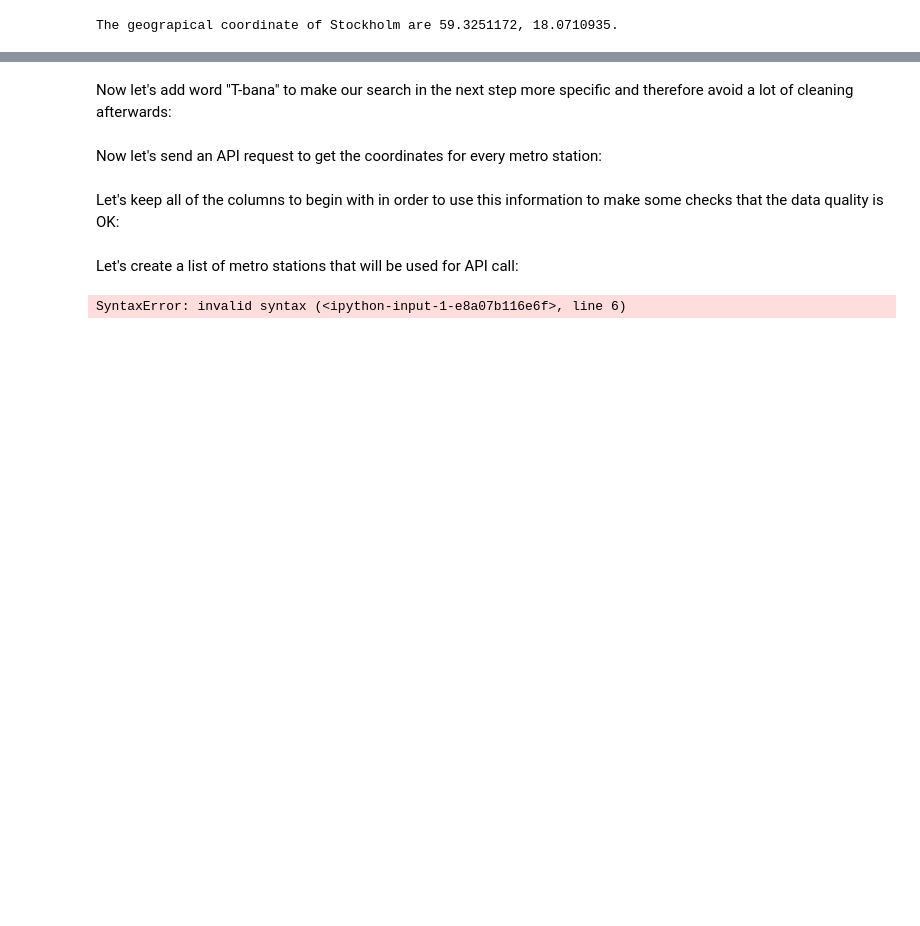
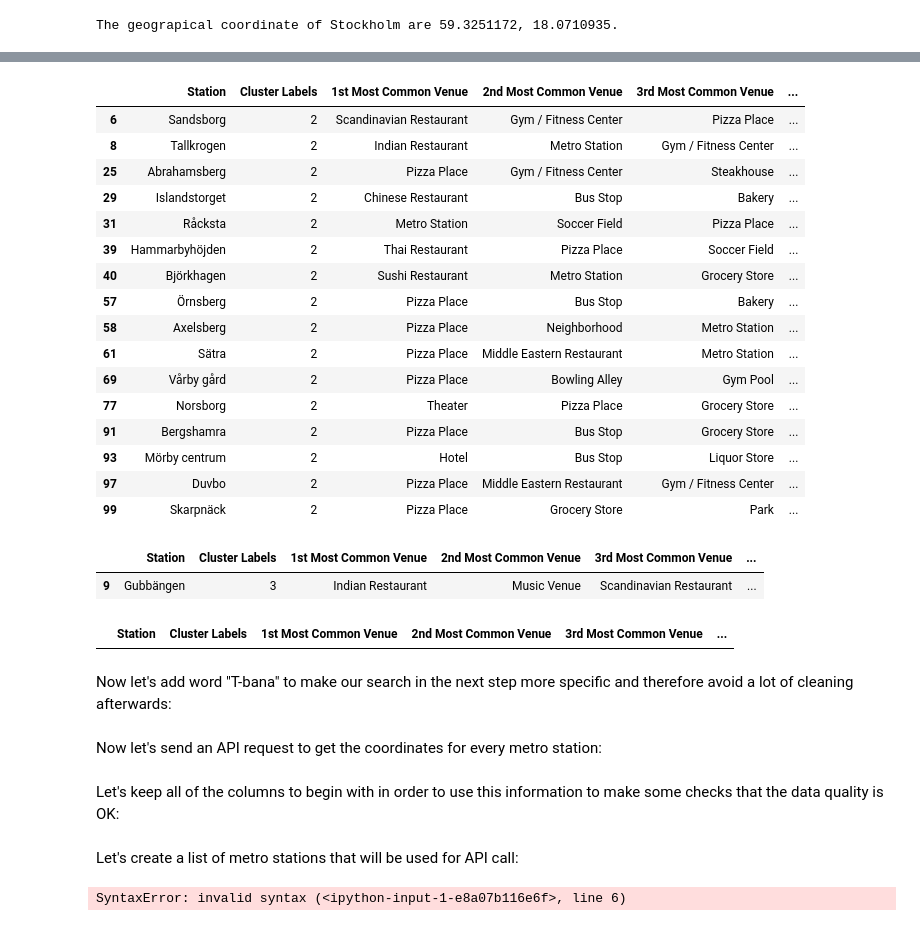
Before and after one commit to OxanaFalk/Coursera_Capstone, a Jupyter notebook: Draft notebook.ipynb, the cells around one changed output, grey strips where cells are left out. Saved outputs shown, nothing was run; the diff lists cells and outputs as text; code cells hidden in the pictures; blank space fills up the shorter version.

```diff
--- a/Draft notebook.ipynb
+++ b/Draft notebook.ipynb
@@ -173,3 +444,32 @@ See the caveats in the documentation: http://pandas.pydata.org/pandas-docs/stabl
+# %%
+sthlm_merged.loc[sthlm_merged['Cluster Labels'] == 2, sthlm_merged.columns[[0] + list(range(3, sthlm_merged.shape[1]))]]
+# %% [output]
+|  | Station | Cluster Labels | 1st Most Common Venue | 2nd Most Common Venue | 3rd Most Common Venue | ... |
+| 6 | Sandsborg | 2 | Scandinavian Restaurant | Gym / Fitness Center | Pizza Place | ... |
+| 8 | Tallkrogen | 2 | Indian Restaurant | Metro Station | Gym / Fitness Center | ... |
+| 25 | Abrahamsberg | 2 | Pizza Place | Gym / Fitness Center | Steakhouse | ... |
+| 29 | Islandstorget | 2 | Chinese Restaurant | Bus Stop | Bakery | ... |
+| 31 | Råcksta | 2 | Metro Station | Soccer Field | Pizza Place | ... |
+| 39 | Hammarbyhöjden | 2 | Thai Restaurant | Pizza Place | Soccer Field | ... |
+| 40 | Björkhagen | 2 | Sushi Restaurant | Metro Station | Grocery Store | ... |
+| 57 | Örnsberg | 2 | Pizza Place | Bus Stop | Bakery | ... |
+| 58 | Axelsberg | 2 | Pizza Place | Neighborhood | Metro Station | ... |
+| 61 | Sätra | 2 | Pizza Place | Middle Eastern Restaurant | Metro Station | ... |
+| 69 | Vårby gård | 2 | Pizza Place | Bowling Alley | Gym Pool | ... |
+| 77 | Norsborg | 2 | Theater | Pizza Place | Grocery Store | ... |
+| 91 | Bergshamra | 2 | Pizza Place | Bus Stop | Grocery Store | ... |
+| 93 | Mörby centrum | 2 | Hotel | Bus Stop | Liquor Store | ... |
+| 97 | Duvbo | 2 | Pizza Place | Middle Eastern Restaurant | Gym / Fitness Center | ... |
+| 99 | Skarpnäck | 2 | Pizza Place | Grocery Store | Park | ... |
+# %%
+sthlm_merged.loc[sthlm_merged['Cluster Labels'] == 3, sthlm_merged.columns[[0] + list(range(3, sthlm_merged.shape[1]))]]
+# %% [output]
+|  | Station | Cluster Labels | 1st Most Common Venue | 2nd Most Common Venue | 3rd Most Common Venue | ... |
+| 9 | Gubbängen | 3 | Indian Restaurant | Music Venue | Scandinavian Restaurant | ... |
+# %%
+sthlm_merged.loc[sthlm_merged['Cluster Labels'] == 4, sthlm_merged.columns[[0] + list(range(3, sthlm_merged.shape[1]))]]
+# %% [output]
+|  | Station | Cluster Labels | 1st Most Common Venue | 2nd Most Common Venue | 3rd Most Common Venue | ... |
 # %% [markdown]
 Now let's add word "T-bana" to make our search in the next step more specific and therefore avoid a lot of cleaning afterwards:
 # %%
```
Also changed, not shown: parts of 43 cells of this notebook, 1 other file.
